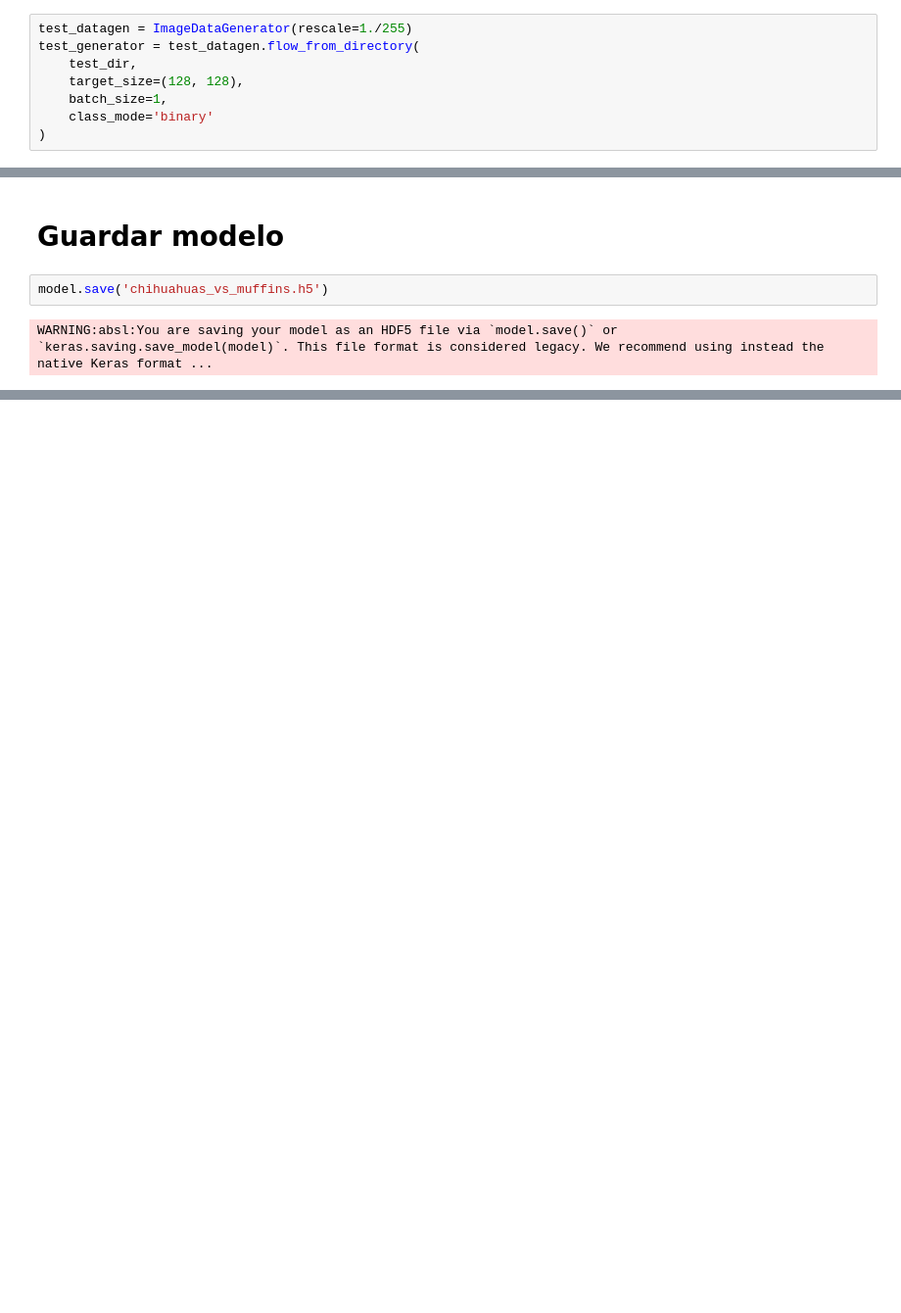
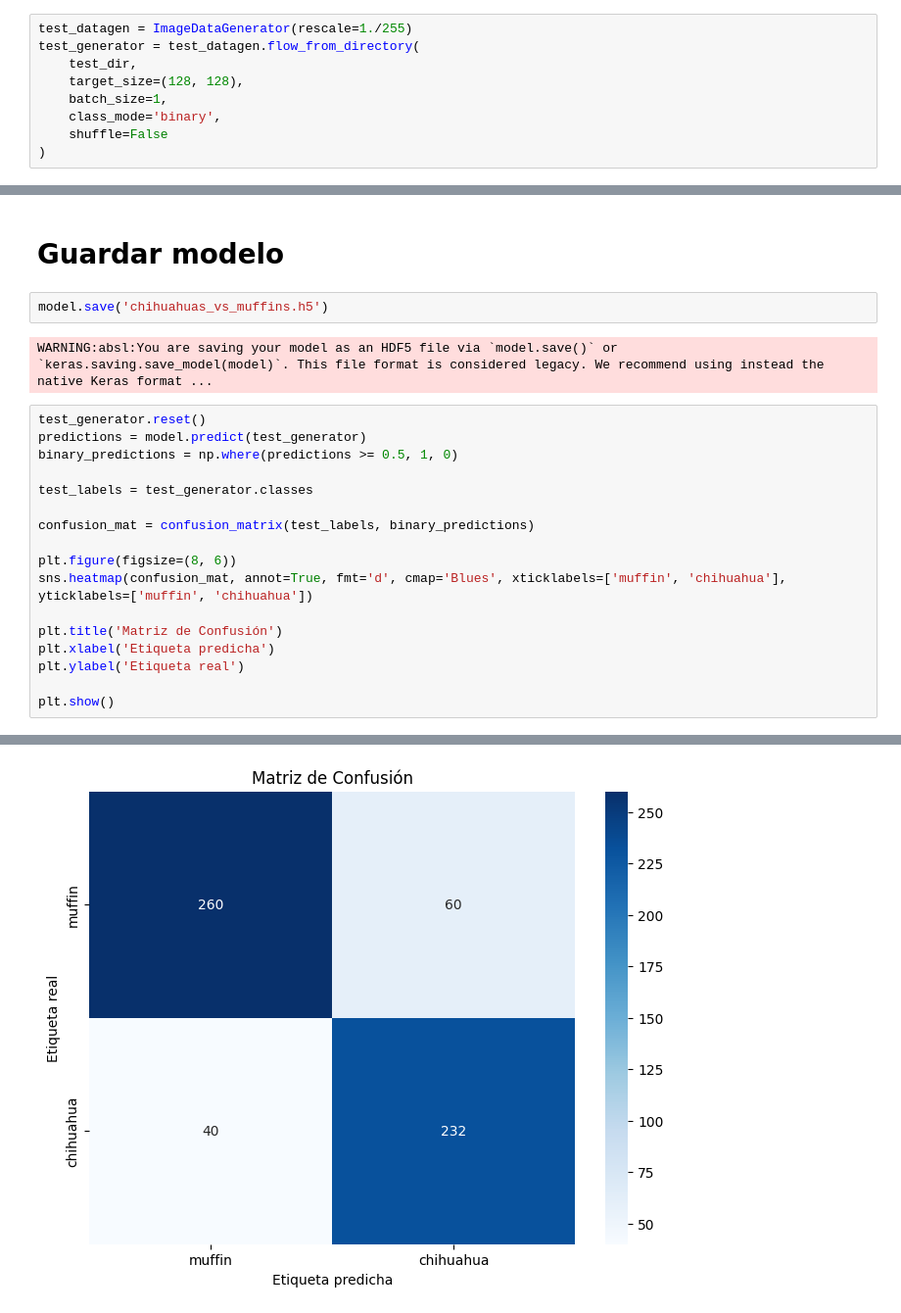
Before and after one commit to JulioGmz89/ai_model, a Jupyter notebook: model.ipynb, the cells around one changed output, grey strips where cells are left out. Shown at 98% size. Drawn from its saved outputs; the diff is of its cells as text; blank space fills up the shorter version.

```diff
--- a/model.ipynb
+++ b/model.ipynb
@@ -76,7 +83,8 @@ test_generator = test_datagen.flow_from_directory(
     test_dir,
     target_size=(128, 128),
     batch_size=1,
-    class_mode='binary'
+    class_mode='binary',
+    shuffle=False
 )
 # %% [output]
 Found 592 images belonging to 2 classes.
@@ -216,3 +247,21 @@ test acc :
 model.save('chihuahuas_vs_muffins.h5')
 # %% [output]
 WARNING:absl:You are saving your model as an HDF5 file via `model.save()` or `keras.saving.save_model(model)`. This file format is considered legacy. We recommend using instead the native Keras format ...
+# %%
+test_generator.reset()
+predictions = model.predict(test_generator)
+binary_predictions = np.where(predictions >= 0.5, 1, 0)
+
+test_labels = test_generator.classes
+
+confusion_mat = confusion_matrix(test_labels, binary_predictions)
+
+plt.figure(figsize=(8, 6))
+sns.heatmap(confusion_mat, annot=True, fmt='d', cmap='Blues', xticklabels=['muffin', 'chihuahua'], yticklabels=['muffin', 'chihuahua'])
+
+plt.title('Matriz de Confusión')
+plt.xlabel('Etiqueta predicha')
+plt.ylabel('Etiqueta real')
+
+plt.show()
+# %% [output]
@@ -218,0 +269 @@ WARNING:absl:You are saving your model as an HDF5 file via `model.save()` or `ke
+[figure, added]
```
Also changed, not shown: parts of 18 cells of this notebook, 1 other file.
